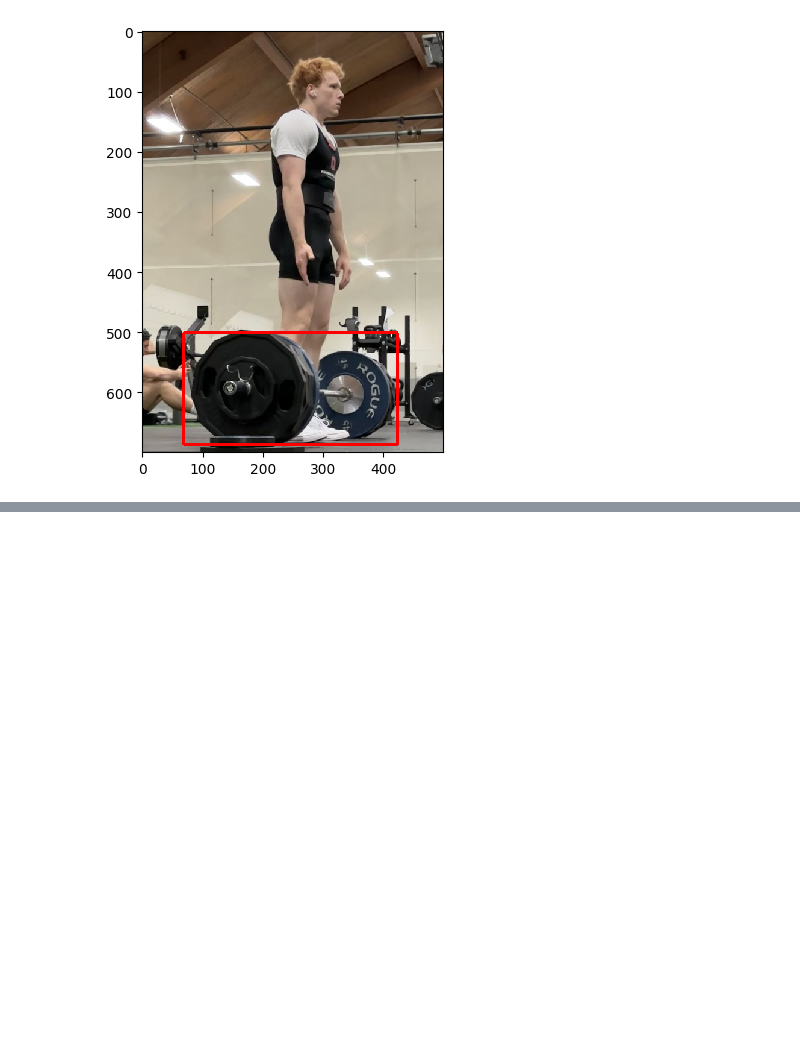
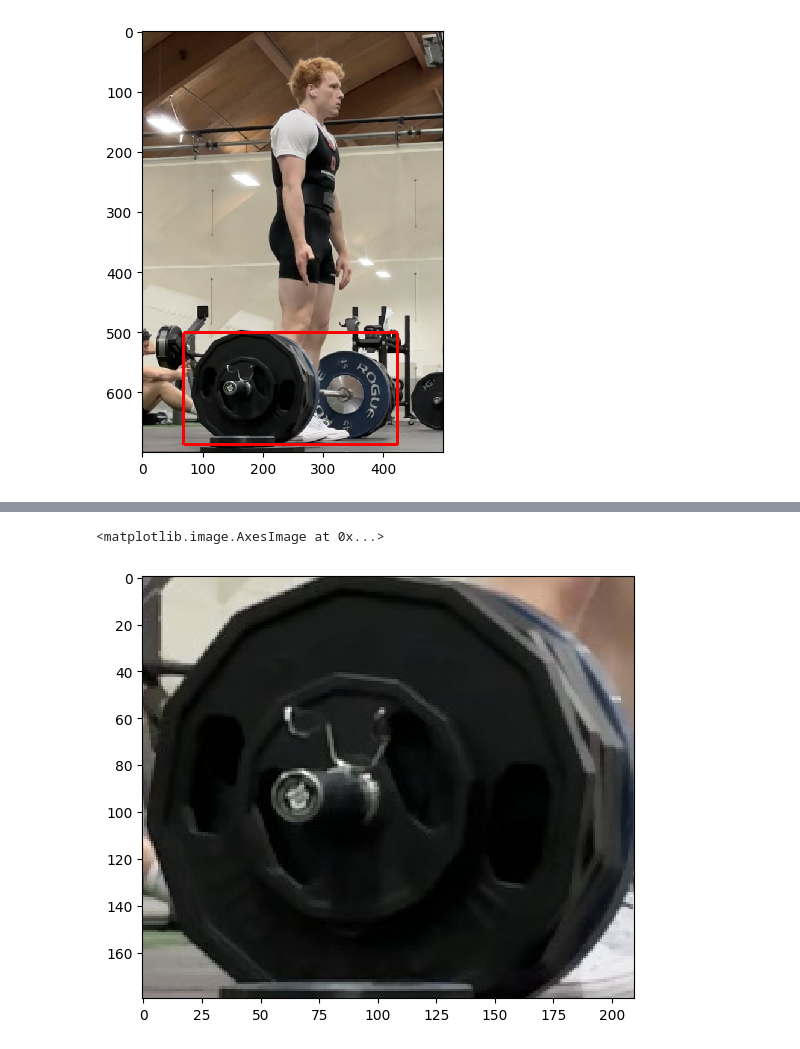
Before and after one commit to BenjaminWare/TrackingBarbell, a Jupyter notebook: CovarianceTracking.ipynb, the cells around one changed output, grey strips where cells are left out. Drawn from its saved outputs; the diff is of its cells as text; code cells hidden in the pictures; blank space fills up the shorter version.

```diff
--- a/CovarianceTracking.ipynb
+++ b/CovarianceTracking.ipynb
@@ -221,0 +213,5 @@ array([[[ 92,  64,  40],
+# %%
+io.imshow(frames[1][1000:1180, 580:790])
+# %% [output]
+<matplotlib.image.AxesImage at 0x...>
+[figure, added]
```
Also changed, not shown: parts of 19 cells of this notebook, 3 other files.
